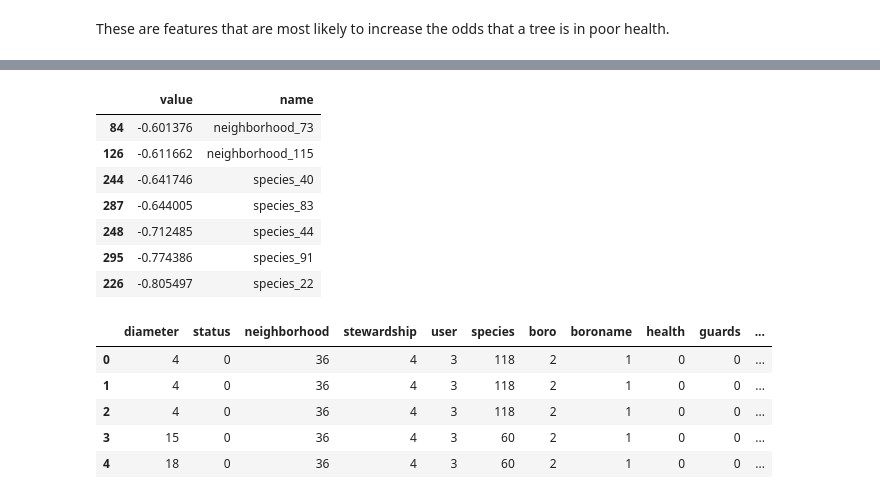
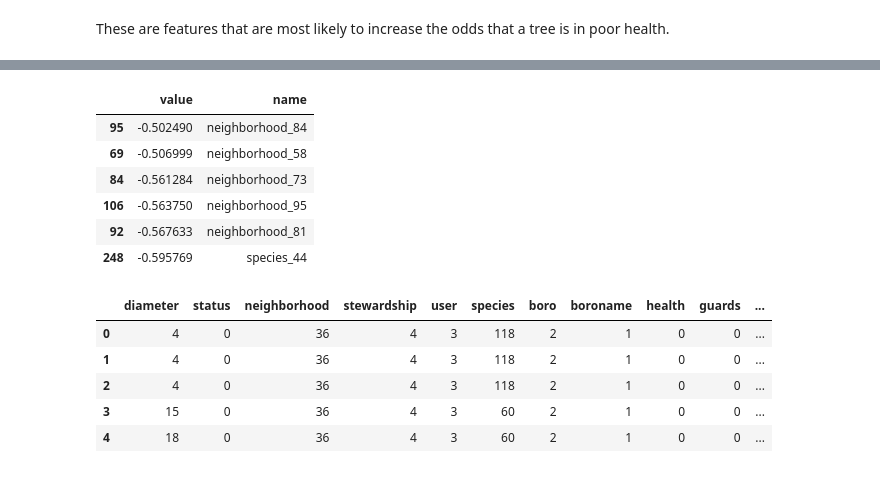
Before and after one commit to zuzannna/HealthyTrees, a Jupyter notebook: Healthy_Trees.ipynb, the cells around one changed output, grey strips where cells are left out. Cells and saved outputs as stored; diff of their text form; code cells hidden in the pictures.

```diff
--- a/Healthy_Trees.ipynb
+++ b/Healthy_Trees.ipynb
@@ -476,10 +453,11 @@ lrcv.C_
 # %% [output]
 array([ 0.04641589])
 # %%
-#learner = LogisticRegressionCV(class_weight='balanced')
-#learner.fit(X_train, y_train)
-y_test_predict = lrcv.predict(X_test)
-y_test_probs = lrcv.predict_proba(X_test)
+# Try again with the better regularisation parameter
+learner = LogisticRegression(class_weight='balanced', C=lrcv.C_[0])
+learner.fit(X_train, y_train)
+y_test_predict = learner.predict(X_test)
+y_test_probs = learner.predict_proba(X_test)
 
 mlhelp.classification_accuracy(y_test_predict, y_test);
 # %% [output]
@@ -589,5 +498,18 @@ print odds.shape
 # %% [markdown]
 ## Feature importance
+# %%
+coeff = pd.DataFrame(zip(X.columns, np.transpose(learner.coef_)))
+coeff.columns=['name','value']
+newCoeffs = np.array([thisCoef[0] for thisCoef in coeff['value']])
+odds = np.exp(newCoeffs)
+odds = pd.Series(odds)
+odds = pd.Series.to_frame(odds)
+odds = odds - 1
+odds.columns = ['value']
+odds['name'] = coeff['name']
+
+#most healthy
+odds = odds.sort_values('value',ascending=False)
 # %%
 fig = plt.figure(figsize = [20,5])
 
@@ -625,15 +547,14 @@ plt.show()
 # %%
-low_odds = odds[odds['value'] < -0.6]
+low_odds = odds[odds['value'] < -0.5]
 low_odds
 # %% [output]
 |  | value | name |
-| 84 | -0.601376 | neighborhood_73 |
-| 126 | -0.611662 | neighborhood_115 |
-| 244 | -0.641746 | species_40 |
-| 287 | -0.644005 | species_83 |
-| 248 | -0.712485 | species_44 |
-| 295 | -0.774386 | species_91 |
-| 226 | -0.805497 | species_22 |
+| 95 | -0.502490 | neighborhood_84 |
+| 69 | -0.506999 | neighborhood_58 |
+| 84 | -0.561284 | neighborhood_73 |
+| 106 | -0.563750 | neighborhood_95 |
+| 92 | -0.567633 | neighborhood_81 |
+| 248 | -0.595769 | species_44 |
 # %%
 y_prob_val = logit.predict_proba(X_vec)
 # %%
```
Also changed, not shown: parts of 41 cells of this notebook.
